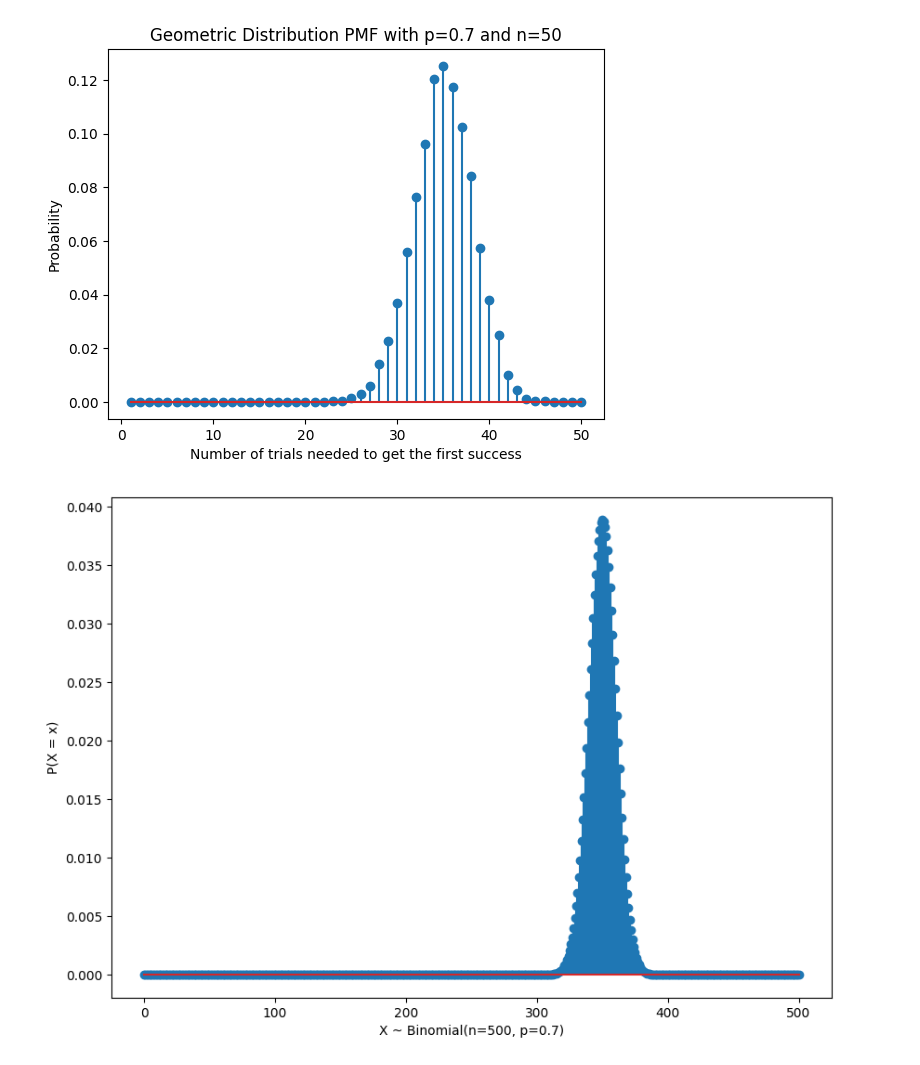
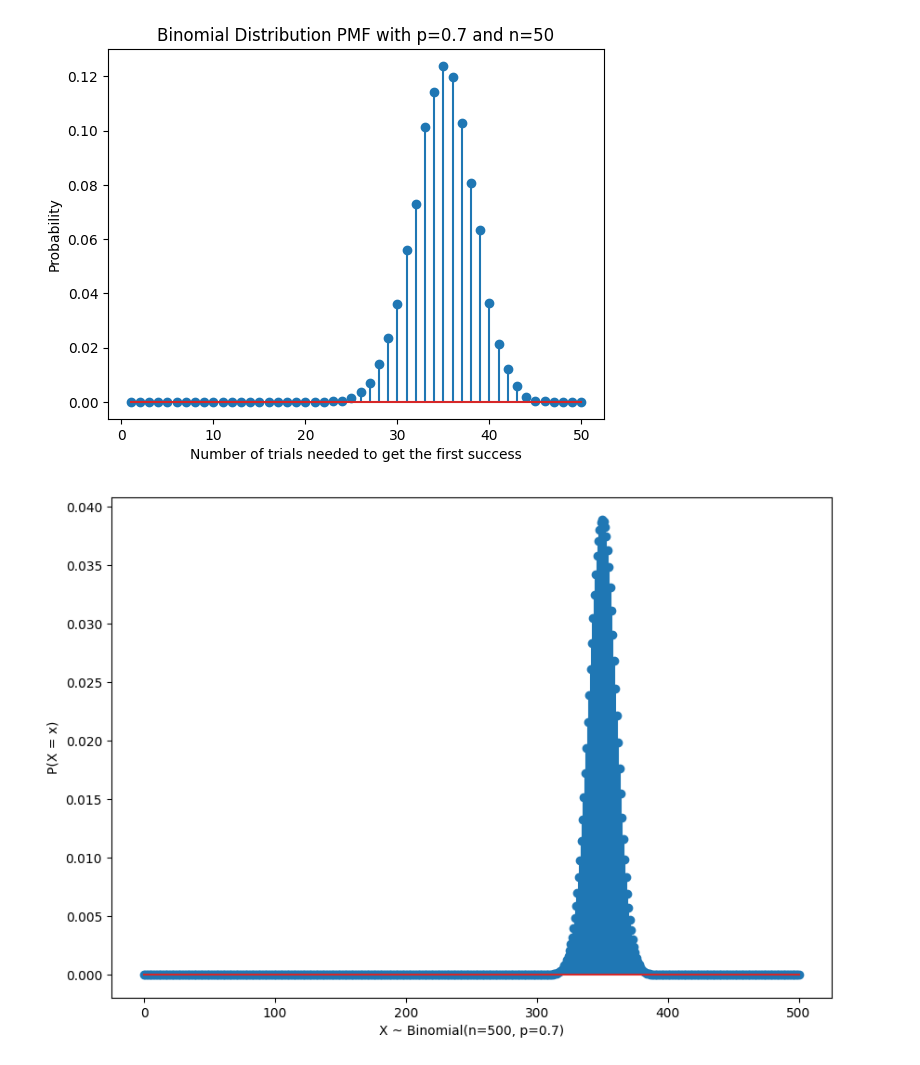
Before and after one commit to arsham-aazami/probability_homework-3, a Jupyter notebook: main.ipynb, the cells around one changed output. Saved outputs shown, nothing was run; the diff lists cells and outputs as text; code cells hidden in the pictures.

```diff
--- a/main.ipynb
+++ b/main.ipynb
@@ -1,31 +1,31 @@
 # %%
 import random
 import matplotlib.pyplot as plt
 
 def binomial_distribution(p, n):
-    """Simulates the geometric distribution using relative frequency."""
+    """Simulates the binomial distribution using relative frequency."""
     count = 0
     for i in range(n):
         if random.random() < p:
             count += 1
     return count
 
 # Example usage
 p = 0.7
 n = 50
 results = [binomial_distribution(p, n) for _ in range(10000)]
 relative_frequency = sum(results) / (n * len(results))
 
 # Plot the PMF
 x = range(1, n + 1)
 pmf = [results.count(i) / len(results) for i in x]
 plt.stem(x, pmf, use_line_collection=True)
-plt.title(f"Geometric Distribution PMF with p={p} and n={n}")
+plt.title(f"Binomial Distribution PMF with p={p} and n={n}")
 plt.xlabel("Number of trials needed to get the first success")
 plt.ylabel("Probability")
 plt.show()
 # %% [output]
-[figure, old version]
+[figure, new version]
 # %%
 calculate_bionmial_pmf_and_mean(500, 0.7)
 # %% [output]
```
